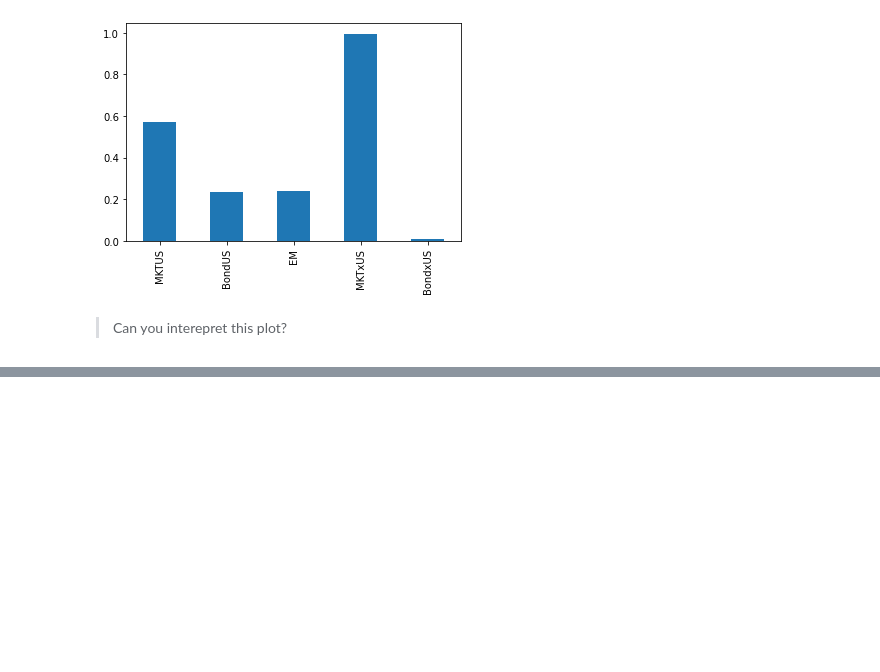
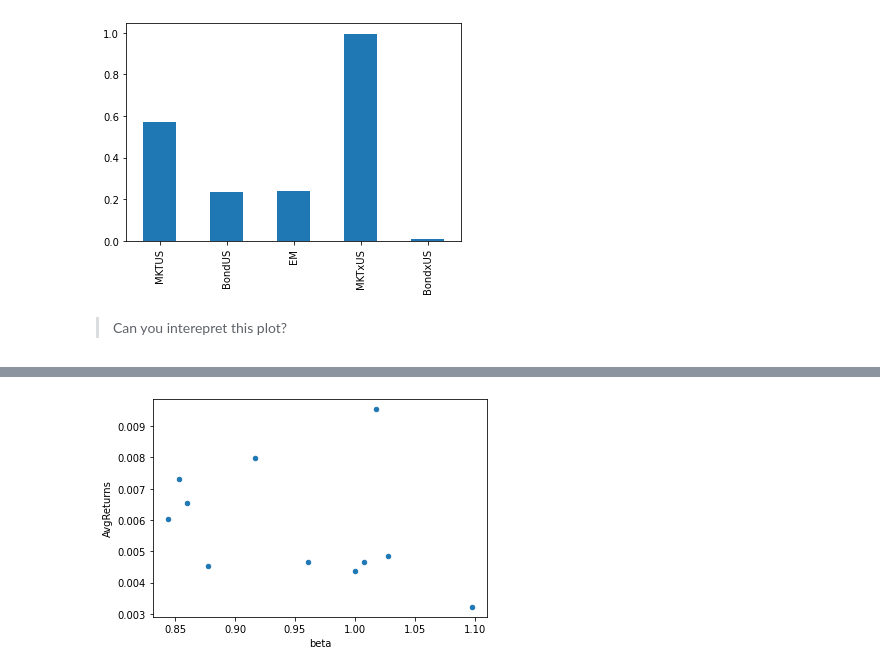
Before and after one commit to amoreira2/Lectures, a Jupyter notebook: chapters/Finance/Untitled.ipynb, the cells around one changed output, grey strips where cells are left out. Saved outputs shown, nothing was run; the diff lists cells and outputs as text; code cells hidden in the pictures; blank space fills up the shorter version.

```diff
--- a/chapters/Finance/Untitled.ipynb
+++ b/chapters/Finance/Untitled.ipynb
@@ -380,0 +488,3 @@ BondxUS            0.009567         0.007963
+# %%
+E=pd.DataFrame(Re.mean())
+E
@@ -380,0 +504,33 @@ BondxUS            0.009567         0.007963
+# %%
+# now lets build a function that run the regression for all the portfolios and stores the info in a dataframe
+def TSregression(temp):
+    E=pd.DataFrame(temp.mean())
+    E.columns=['AvgReturns']
+    x= sm.add_constant(temp['MKT'])
+    E['std']=temp.std()
+    E['alpha']=E['AvgReturns']*0
+    E['std_alpha']=E['AvgReturns']*0
+    E['t-alpha']=E['AvgReturns']*0
+    E['beta']=E['AvgReturns']*0
+    E['std_beta']=E['AvgReturns']*0
+    E['std_e']=E['AvgReturns']*0
+
+    for portfolios in E.index[0:10]:
+        y= temp[portfolios]
+        results= sm.OLS(y,x).fit()
+        E.at[portfolios,'alpha']=results.params[0]
+        E.at[portfolios,'beta']=results.params[1]
+        E.at[portfolios,'std_e']=results.resid.std()
+        E.at[portfolios,'std_alpha']=results.HC0_se[0]
+        E.at[portfolios,'std_beta']=results.HC0_se[1]
+        E.at[portfolios,'pvalues']=results.pvalues[0]
+
+    E['t-alpha']=E['alpha']/E['std_alpha']
+    E.at['MKT','beta']=1
+    return E
+# %%
+# Lets select a sample to do our analysis
+
+# this is a sample that I know that the value puzzle is strong
+TSresults=TSregression(Re['1963':'2002'])
+TSresults
@@ -380,0 +550,5 @@ BondxUS            0.009567         0.007963
+# %%
+TSresults.plot.scatter(x='beta',y='AvgReturns')
+plt.show()
+# %% [output]
+[figure, added]
```
Also changed, not shown: parts of 35 cells of this notebook, 7 other files.
